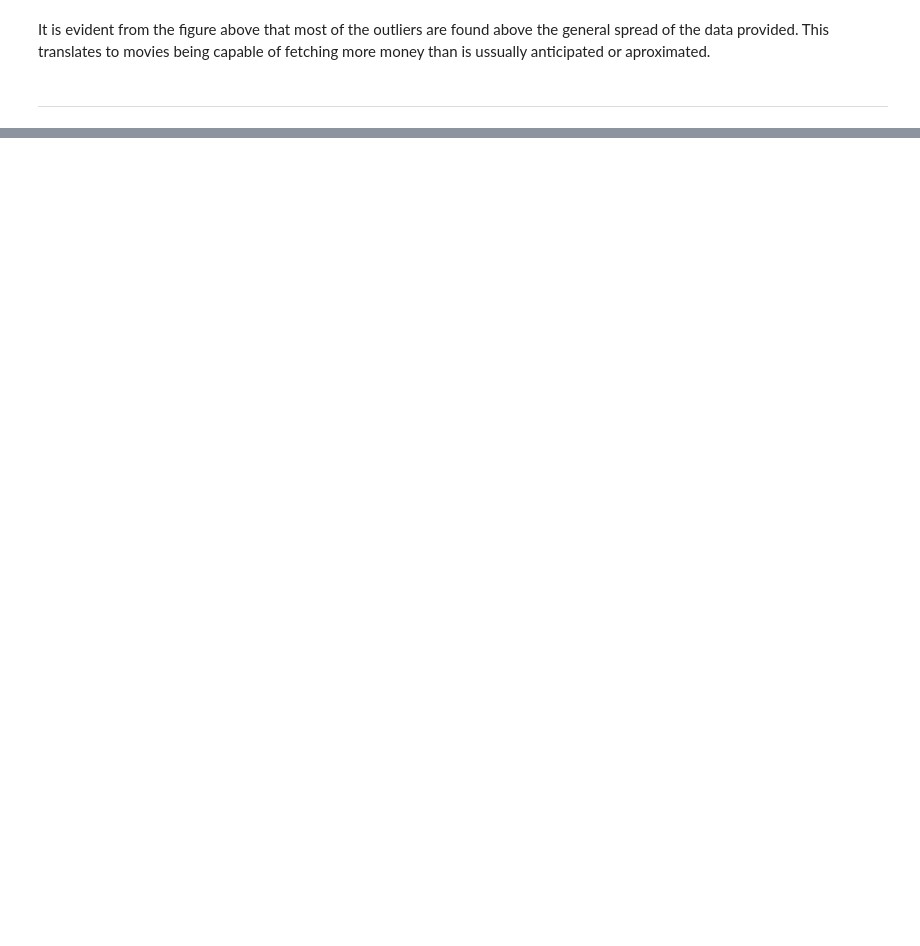
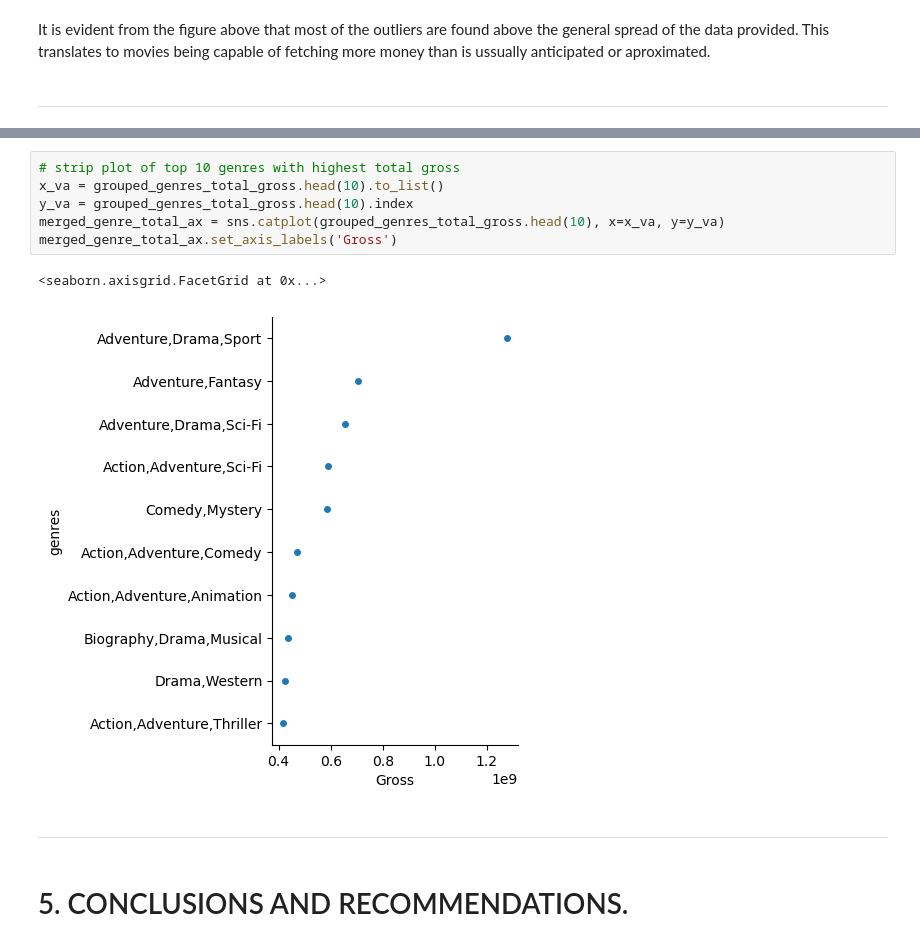
Before and after one commit to ngeny-brian/phase1-project, a Jupyter notebook: student.ipynb, the cells around one changed output, grey strips where cells are left out. Saved outputs shown, nothing was run; the diff lists cells and outputs as text; blank space fills up the shorter version.

```diff
--- a/student.ipynb
+++ b/student.ipynb
@@ -667,0 +842,13 @@ Name: averagerating, Length: 923, dtype: float64
+# %%
+# strip plot of top 10 genres with highest total gross
+x_va = grouped_genres_total_gross.head(10).to_list()
+y_va = grouped_genres_total_gross.head(10).index
+merged_genre_total_ax = sns.catplot(grouped_genres_total_gross.head(10), x=x_va, y=y_va)
+merged_genre_total_ax.set_axis_labels('Gross')
+# %% [output]
+<seaborn.axisgrid.FacetGrid at 0x...>
+[figure, added]
+# %% [markdown]
+***
+# %% [markdown]
+# 5. CONCLUSIONS AND RECOMMENDATIONS.
```
Also changed, not shown: parts of 27 cells of this notebook.
